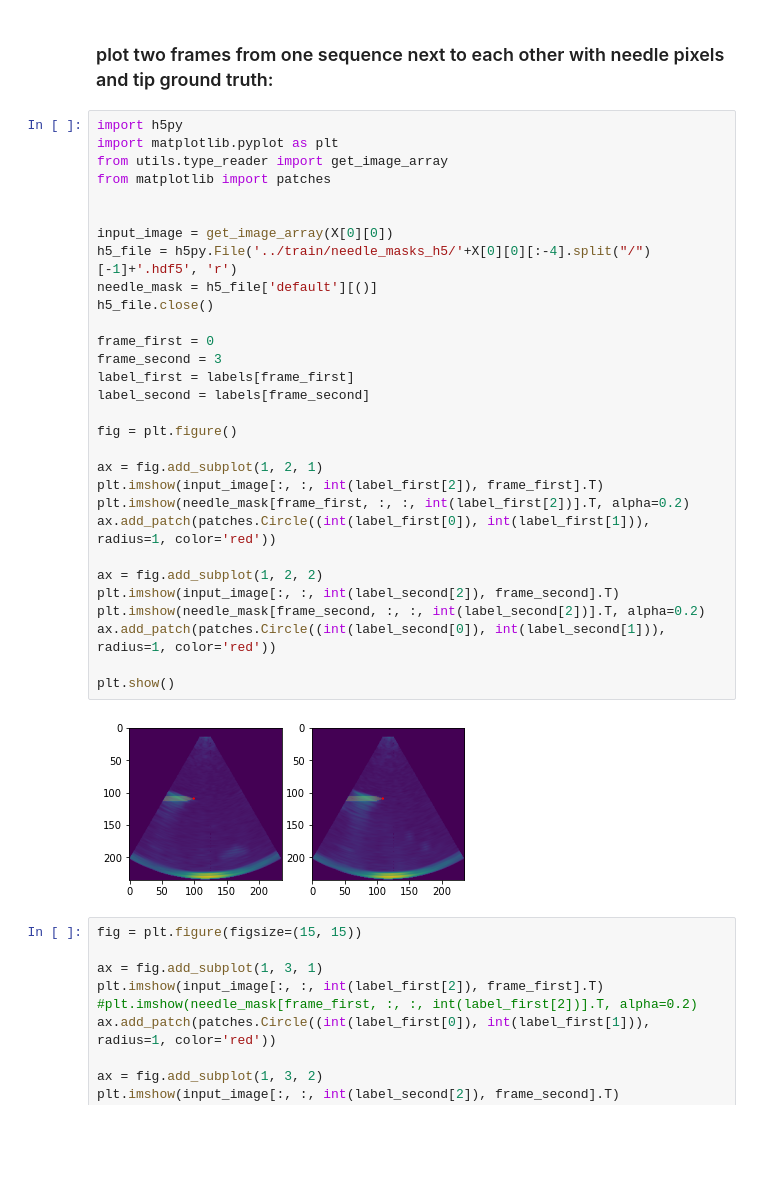
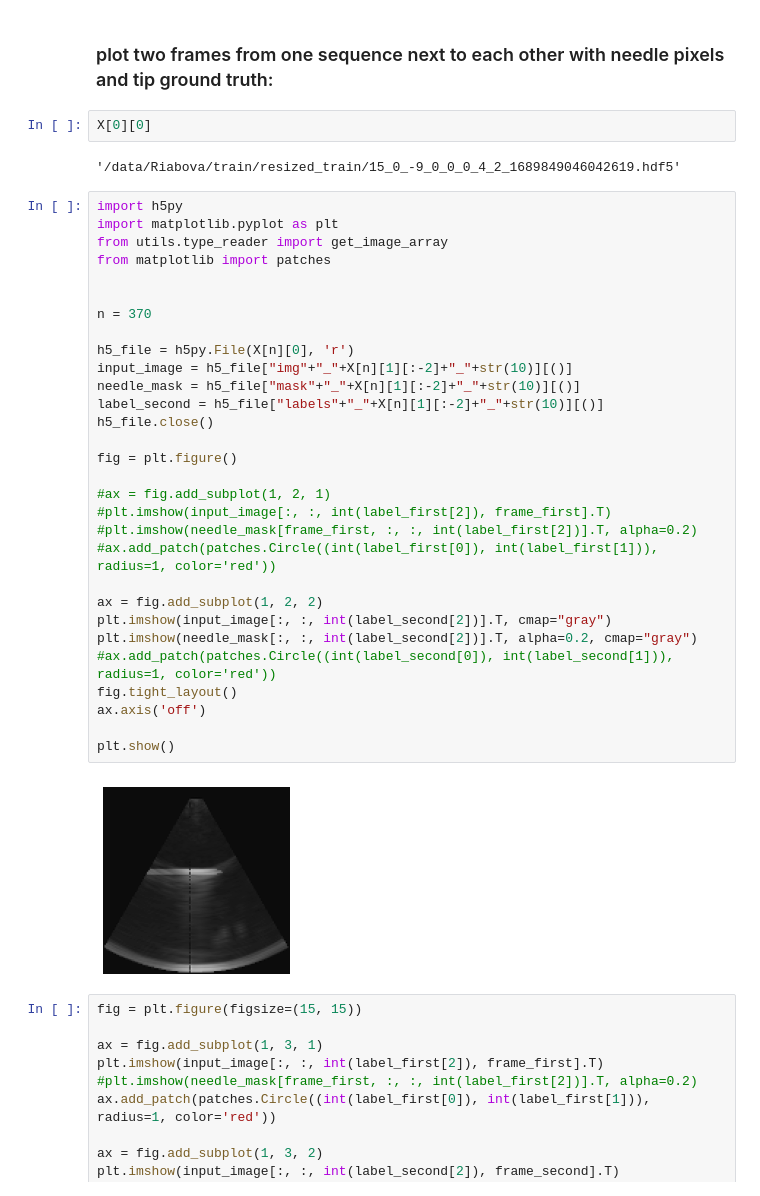
Before and after one commit to ryabovasasha08/US_3D_needle_detection, a Jupyter notebook: drafts.ipynb, the cells around one changed output. Cells and saved outputs as stored; diff of their text form; blank space fills up the shorter version.

```diff
--- a/drafts.ipynb
+++ b/drafts.ipynb
@@ -159,37 +205,41 @@ plt.show()
 # %% [markdown]
 ### plot two frames from one sequence next to each other with needle pixels and tip ground truth:
+# %%
+X[0][0]
+# %% [output]
+'/data/Riabova/train/resized_train/15_0_-9_0_0_0_4_2_1689849046042619.hdf5'
 # %%
 import h5py
 import matplotlib.pyplot as plt
 from utils.type_reader import get_image_array
 from matplotlib import patches
 
 
-input_image = get_image_array(X[0][0])
-h5_file = h5py.File('../train/needle_masks_h5/'+X[0][0][:-4].split("/")[-1]+'.hdf5', 'r')
-needle_mask = h5_file['default'][()]
+n = 370
+
+h5_file = h5py.File(X[n][0], 'r')
+input_image = h5_file["img"+"_"+X[n][1][:-2]+"_"+str(10)][()]
+needle_mask = h5_file["mask"+"_"+X[n][1][:-2]+"_"+str(10)][()]
+label_second = h5_file["labels"+"_"+X[n][1][:-2]+"_"+str(10)][()]
 h5_file.close()
-
-frame_first = 0
-frame_second = 3
-label_first = labels[frame_first]
-label_second = labels[frame_second]
 
 fig = plt.figure()
 
-ax = fig.add_subplot(1, 2, 1)
-plt.imshow(input_image[:, :, int(label_first[2]), frame_first].T)
-plt.imshow(needle_mask[frame_first, :, :, int(label_first[2])].T, alpha=0.2)
-ax.add_patch(patches.Circle((int(label_first[0]), int(label_first[1])), radius=1, color='red'))
+#ax = fig.add_subplot(1, 2, 1)
+#plt.imshow(input_image[:, :, int(label_first[2]), frame_first].T)
+#plt.imshow(needle_mask[frame_first, :, :, int(label_first[2])].T, alpha=0.2)
+#ax.add_patch(patches.Circle((int(label_first[0]), int(label_first[1])), radius=1, color='red'))
 
 ax = fig.add_subplot(1, 2, 2)
-plt.imshow(input_image[:, :, int(label_second[2]), frame_second].T)
-plt.imshow(needle_mask[frame_second, :, :, int(label_second[2])].T, alpha=0.2)
-ax.add_patch(patches.Circle((int(label_second[0]), int(label_second[1])), radius=1, color='red'))
+plt.imshow(input_image[:, :, int(label_second[2])].T, cmap="gray")
+plt.imshow(needle_mask[:, :, int(label_second[2])].T, alpha=0.2, cmap="gray")
+#ax.add_patch(patches.Circle((int(label_second[0]), int(label_second[1])), radius=1, color='red'))
+fig.tight_layout()
+ax.axis('off')
 
 plt.show()
 # %% [output]
-[figure, old version]
+[figure, new version]
 # %%
 fig = plt.figure(figsize=(15, 15))
 
```
Also changed, not shown: parts of 30 cells of this notebook.
